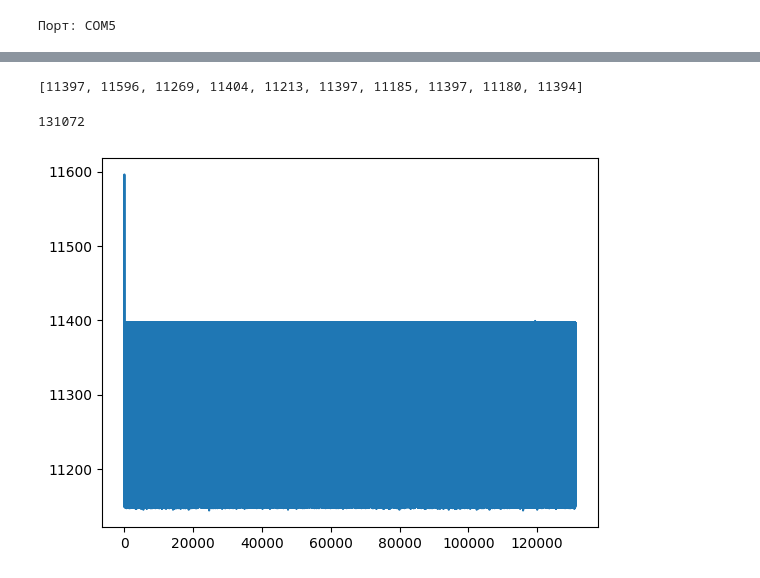
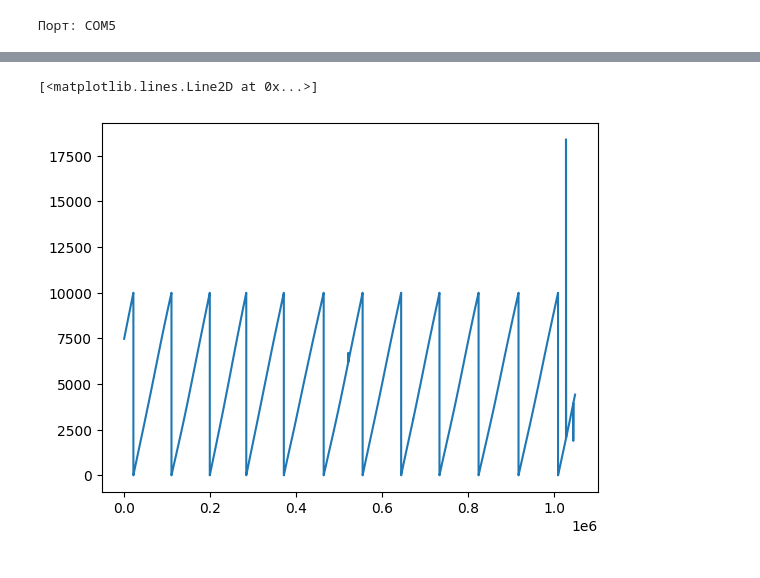
Before and after one commit to BuslaySt/Helmholz-Polymagnit, a Jupyter notebook: ReadData.ipynb, the cells around one changed output, grey strips where cells are left out. Cells and saved outputs as stored; diff of their text form; code cells hidden in the pictures.

```diff
--- a/ReadData.ipynb
+++ b/ReadData.ipynb
@@ -17,24 +19,25 @@ if port:
 # %% [output]
 Порт: COM5
 # %%
-with (serial.Serial(port, baudrate=921600, bytesize=8, stopbits=1, timeout=3)) as serialData:
+with (serial.Serial(port, baudrate=921600, bytesize=8, stopbits=1, timeout=11)) as serialData:
     # Read data from COM port
     command = 'R'
 
     # Send the command to the DataPort
     serialData.write(command.encode(encoding="utf-8"))
     # serialData.flush()
+time.sleep(11)
 # %%
 line = None
 
-with (serial.Serial(port, baudrate=921600, bytesize=8, stopbits=1, timeout=3)) as serialData:
+with (serial.Serial(port, baudrate=921600, bytesize=8, stopbits=1, timeout=47)) as serialData:
     # Read data from COM port
     command = 'S'
 
     # Send the command to the DataPort
     serialData.write(command.encode())
 
-    line = serialData.read(262144)
+    line = serialData.read(4194305)
     # line = serialData.read(30)
     # line = serialData.readline()
     # line = serialData.read_all()
@@ -47,4 +67,9 @@ b"'\x82+\xa6,\x83+\xa8,\x82+\xc3,\x85+\xac,\x83+\xa4,\x83+\xa5,\x85+\xa9,\x84+\x
 # %%
-intlist = [byte for byte in line]
-intlist[:17]
+intline = []
+for num in range(0, 2097152, 2):
+    hi_byte = line[num]
+    hi_byte = hi_byte if hi_byte < 128 else hi_byte-256
+    lo_byte = line[num+1]
+    intline.append(hi_byte*256+lo_byte)
+pd.DataFrame(intline)
 # %% [output]
@@ -52,15 +95,10 @@ intlist[:17]
 # %%
-intline = []
-is_hi = True
-for byte in line:
-    if is_hi:
-        is_hi = False
-        hi = (byte-256) if byte > 127 else byte
-    else:
-        is_hi = True
-        lo = byte
-        intnum = hi*256 + lo
-        intline.append(intnum)
-
-intline[:10]
+encoder = []
+for num in range(2097152, len(line)-1, 2):
+    hi_byte = line[num]
+    hi_byte = hi_byte if hi_byte < 128 else hi_byte-256
+    lo_byte = line[num+1]
+    encoder.append(hi_byte*256+lo_byte)
+pd.DataFrame(encoder)
+# pd.DataFrame(encoder).tail(15)
 # %% [output]
@@ -68,19 +118,5 @@ intline[:10]
-# %%
-intline = []
-for num in range(0, len(line), 2):
-    hi_byte = line[num]
-    hi_byte = hi_byte if hi_byte < 128 else hi_byte-256
-    lo_byte = line[num+1]
-    intline.append(hi_byte*256+lo_byte)
-intline[:10]
-# %% [output]
-[11397, 11596, 11269, 11404, 11213, 11397, 11185, 11397, 11180, 11394]
-# %%
-len(intline)
-# %% [output]
-131072
-# %%
-plt.plot(intline)
-plt.show()
-# %% [output]
-[figure, removed]
+# %%
+plt.plot(encoder)
+# %% [output]
+[<matplotlib.lines.Line2D at 0x...>]
+[figure, added]
```
Also changed, not shown: parts of 6 cells of this notebook.
